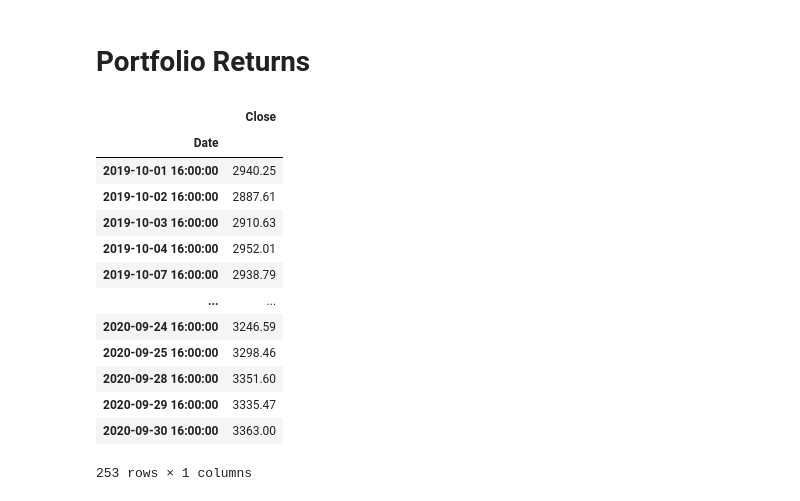
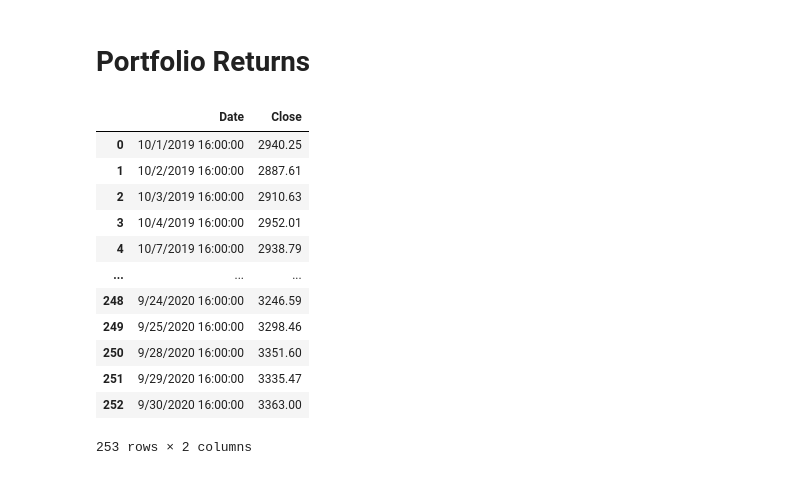
Before and after one commit to AaronGalloway/pandas-homework, a Jupyter notebook: pandas-homework/CustomPortfolio.ipynb, the cells around one changed output. Drawn from its saved outputs; the diff is of its cells as text; code cells hidden in the pictures.

```diff
--- a/pandas-homework/CustomPortfolio.ipynb
+++ b/pandas-homework/CustomPortfolio.ipynb
@@ -16,24 +16,23 @@ low_returns = Path('low_historical.csv')
 sp500_returns = Path('sp500_historical.csv')
 # %%
 # Read CSVs and Create DataFrames
-erii_dataframe = pd.read_csv(erii_returns, index_col='Date', infer_datetime_format=True, parse_dates=True)
-tpr_dataframe = pd.read_csv(tpr_returns, index_col='Date', infer_datetime_format=True, parse_dates=True)
-mrk_dataframe = pd.read_csv(mrk_returns, index_col='Date', infer_datetime_format=True, parse_dates=True)
-low_dataframe = pd.read_csv(low_returns, index_col='Date', infer_datetime_format=True, parse_dates=True)
-sp500_dataframe = pd.read_csv(sp500_returns, index_col='Date', infer_datetime_format=True, parse_dates=True)
+erii_dataframe = pd.read_csv(erii_returns, infer_datetime_format=True, parse_dates=True)
+tpr_dataframe = pd.read_csv(tpr_returns, infer_datetime_format=True, parse_dates=True)
+mrk_dataframe = pd.read_csv(mrk_returns, infer_datetime_format=True, parse_dates=True)
+low_dataframe = pd.read_csv(low_returns, infer_datetime_format=True, parse_dates=True)
+sp500_dataframe = pd.read_csv(sp500_returns, infer_datetime_format=True, parse_dates=True)
 sp500_dataframe
 # %% [output]
-|  | Close |
-| Date |  |
-| 2019-10-01 16:00:00 | 2940.25 |
-| 2019-10-02 16:00:00 | 2887.61 |
-| 2019-10-03 16:00:00 | 2910.63 |
-| 2019-10-04 16:00:00 | 2952.01 |
-| 2019-10-07 16:00:00 | 2938.79 |
-| ... | ... |
-| 2020-09-24 16:00:00 | 3246.59 |
-| 2020-09-25 16:00:00 | 3298.46 |
-| 2020-09-28 16:00:00 | 3351.60 |
-| 2020-09-29 16:00:00 | 3335.47 |
-| 2020-09-30 16:00:00 | 3363.00 |
+|  | Date | Close |
+| 0 | 10/1/2019 16:00:00 | 2940.25 |
+| 1 | 10/2/2019 16:00:00 | 2887.61 |
+| 2 | 10/3/2019 16:00:00 | 2910.63 |
+| 3 | 10/4/2019 16:00:00 | 2952.01 |
+| 4 | 10/7/2019 16:00:00 | 2938.79 |
+| ... | ... | ... |
+| 248 | 9/24/2020 16:00:00 | 3246.59 |
+| 249 | 9/25/2020 16:00:00 | 3298.46 |
+| 250 | 9/28/2020 16:00:00 | 3351.60 |
+| 251 | 9/29/2020 16:00:00 | 3335.47 |
+| 252 | 9/30/2020 16:00:00 | 3363.00 |
-253 rows × 1 columns
+253 rows × 2 columns
```
Also changed, not shown: parts of 11 cells of this notebook.
